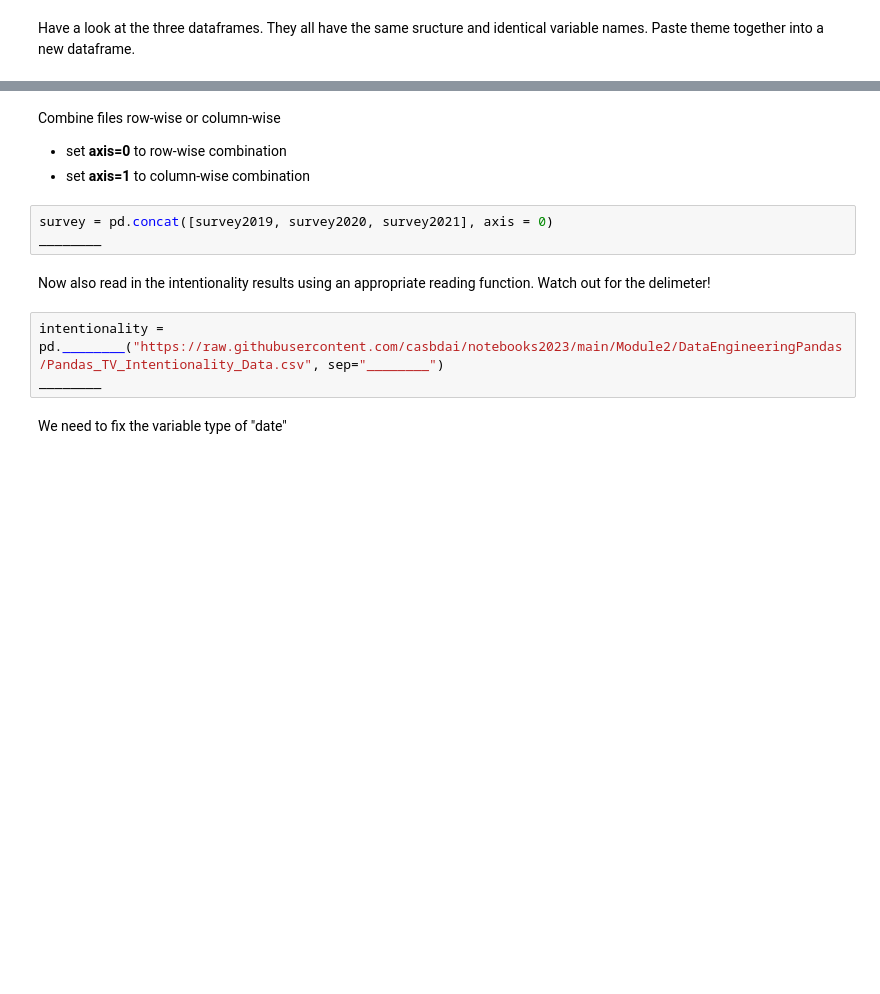
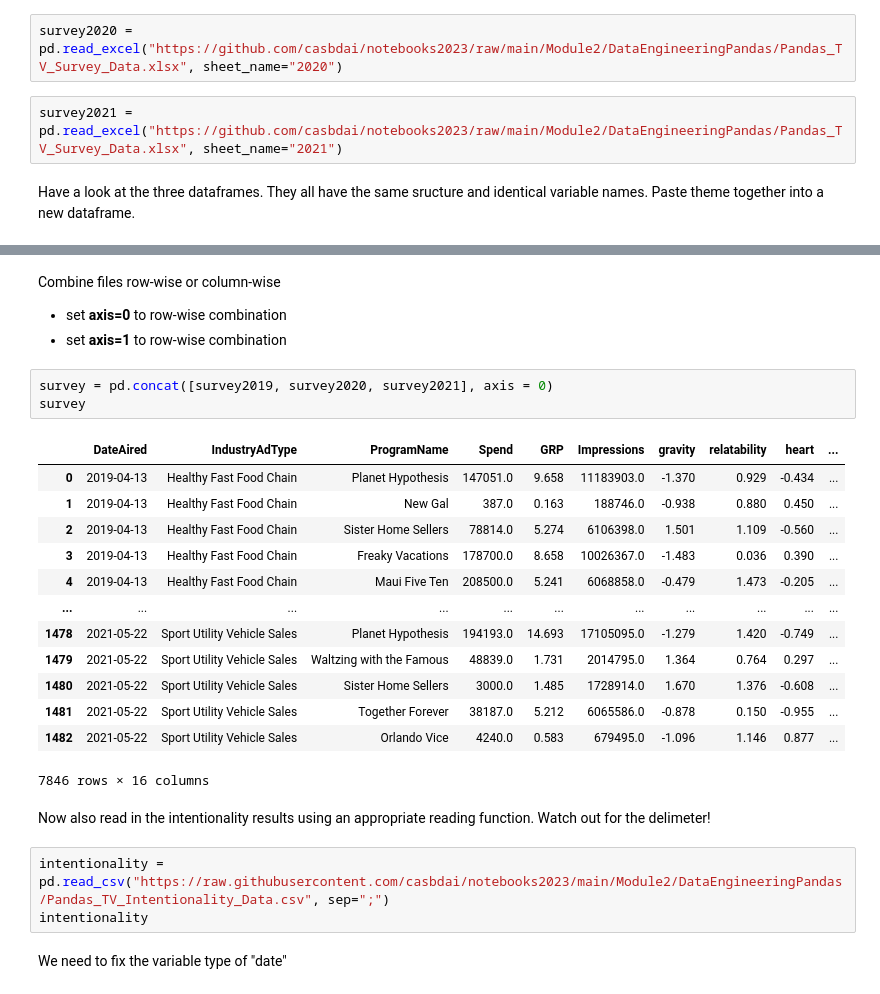
Before and after one commit to casbdai/notebooks2023, a Jupyter notebook: Module2/DataEngineeringPandas/DataEngineeringPandas.ipynb, the cells around one changed output, grey strips where cells are left out. Drawn from its saved outputs; the diff is of its cells as text; blank space fills up the shorter version.

```diff
--- a/Module2/DataEngineeringPandas/DataEngineeringPandas.ipynb
+++ b/Module2/DataEngineeringPandas/DataEngineeringPandas.ipynb
@@ -21,3 +17,7 @@ survey2021 = ________
+# %%
+survey2020 = pd.read_excel("https://github.com/casbdai/notebooks2023/raw/main/Module2/DataEngineeringPandas/Pandas_TV_Survey_Data.xlsx", sheet_name="2020")
+# %%
+survey2021 = pd.read_excel("https://github.com/casbdai/notebooks2023/raw/main/Module2/DataEngineeringPandas/Pandas_TV_Survey_Data.xlsx", sheet_name="2021")
 # %% [markdown]
 Have a look at the three dataframes. They all have the same sructure and identical variable names. Paste theme together into a new dataframe.
 # %%
@@ -32,15 +93,29 @@ survey2021.________
 Combine files row-wise or column-wise
 
 *   set **axis=0** to row-wise combination
-*   set **axis=1** to column-wise combination
+*   set **axis=1** to row-wise combination
 # %%
 survey = pd.concat([survey2019, survey2020, survey2021], axis = 0)
-________
+survey
+# %% [output]
+|  | DateAired | IndustryAdType | ProgramName | Spend | GRP | Impressions | gravity | relatability | heart | ... |
+| 0 | 2019-04-13 | Healthy Fast Food Chain | Planet Hypothesis | 147051.0 | 9.658 | 11183903.0 | -1.370 | 0.929 | -0.434 | ... |
+| 1 | 2019-04-13 | Healthy Fast Food Chain | New Gal | 387.0 | 0.163 | 188746.0 | -0.938 | 0.880 | 0.450 | ... |
+| 2 | 2019-04-13 | Healthy Fast Food Chain | Sister Home Sellers | 78814.0 | 5.274 | 6106398.0 | 1.501 | 1.109 | -0.560 | ... |
+| 3 | 2019-04-13 | Healthy Fast Food Chain | Freaky Vacations | 178700.0 | 8.658 | 10026367.0 | -1.483 | 0.036 | 0.390 | ... |
+| 4 | 2019-04-13 | Healthy Fast Food Chain | Maui Five Ten | 208500.0 | 5.241 | 6068858.0 | -0.479 | 1.473 | -0.205 | ... |
+| ... | ... | ... | ... | ... | ... | ... | ... | ... | ... | ... |
+| 1478 | 2021-05-22 | Sport Utility Vehicle Sales | Planet Hypothesis | 194193.0 | 14.693 | 17105095.0 | -1.279 | 1.420 | -0.749 | ... |
+| 1479 | 2021-05-22 | Sport Utility Vehicle Sales | Waltzing with the Famous | 48839.0 | 1.731 | 2014795.0 | 1.364 | 0.764 | 0.297 | ... |
+| 1480 | 2021-05-22 | Sport Utility Vehicle Sales | Sister Home Sellers | 3000.0 | 1.485 | 1728914.0 | 1.670 | 1.376 | -0.608 | ... |
+| 1481 | 2021-05-22 | Sport Utility Vehicle Sales | Together Forever | 38187.0 | 5.212 | 6065586.0 | -0.878 | 0.150 | -0.955 | ... |
+| 1482 | 2021-05-22 | Sport Utility Vehicle Sales | Orlando Vice | 4240.0 | 0.583 | 679495.0 | -1.096 | 1.146 | 0.877 | ... |
+7846 rows × 16 columns
 # %% [markdown]
 Now also read in the intentionality results using an appropriate reading function. Watch out for the delimeter!
 # %%
-intentionality = pd.________("https://raw.githubusercontent.com/casbdai/notebooks2023/main/Module2/DataEngineeringPandas/Pandas_TV_Intentionality_Data.csv", sep="________")
-________
+intentionality = pd.read_csv("https://raw.githubusercontent.com/casbdai/notebooks2023/main/Module2/DataEngineeringPandas/Pandas_TV_Intentionality_Data.csv", sep=";")
+intentionality
 # %% [markdown]
 We need to fix the variable type of "date"
 # %%
```
Also changed, not shown: parts of 11 cells of this notebook.
